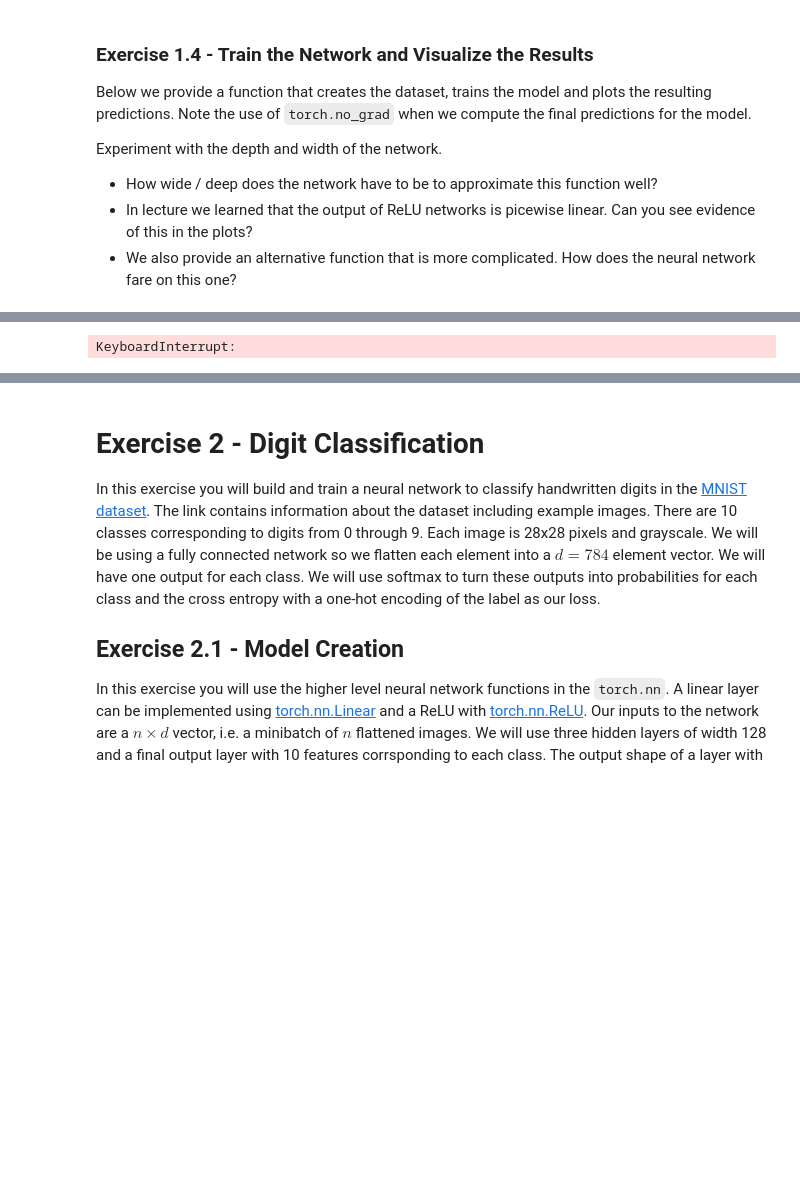
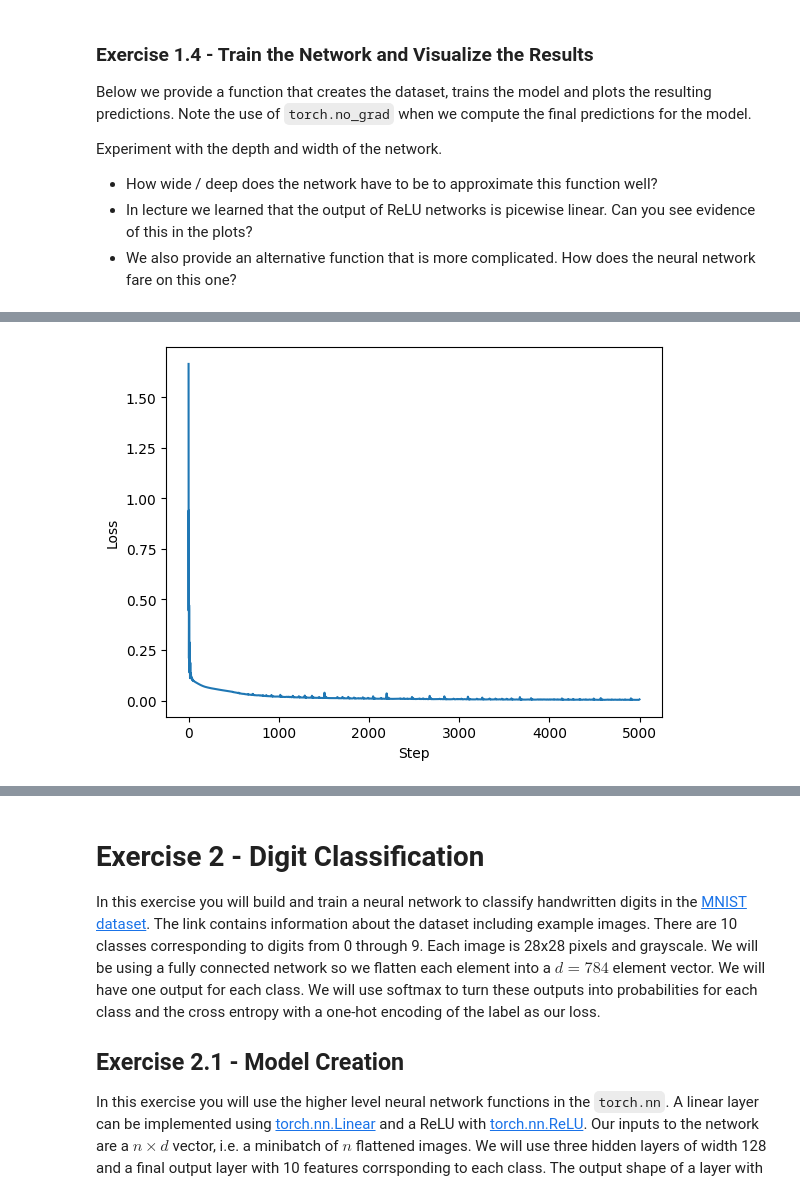
Before and after one commit to petim0/ML_course_fork, a Jupyter notebook: labs/ex07/template/ex07.ipynb, the cells around one changed output, grey strips where cells are left out. Saved outputs shown, nothing was run; the diff lists cells and outputs as text; code cells hidden in the pictures; blank space fills up the shorter version.

```diff
--- a/labs/ex07/template/ex07.ipynb
+++ b/labs/ex07/template/ex07.ipynb
@@ -270,7 +270,7 @@ alternative_dataset = True
 
 # You can set this to 'cuda' if you have a GPU available.
 # In this case the dataset and model is so small that we only expect a minimal speed difference.
-device = torch.device("cuda" if torch.cuda.is_available() else "cpu")
+device = torch.device("cuda")
 steps = 5000
 lr = 1e-3
 
@@ -311,4 +320,4 @@ step=700 - loss=0.1181
-KeyboardInterrupt:
+[figure, added]
 # %%
 # Move things back to the CPU for plotting (if needed)
 X = X.cpu()
```
Also changed, not shown: parts of 2 cells of this notebook.
